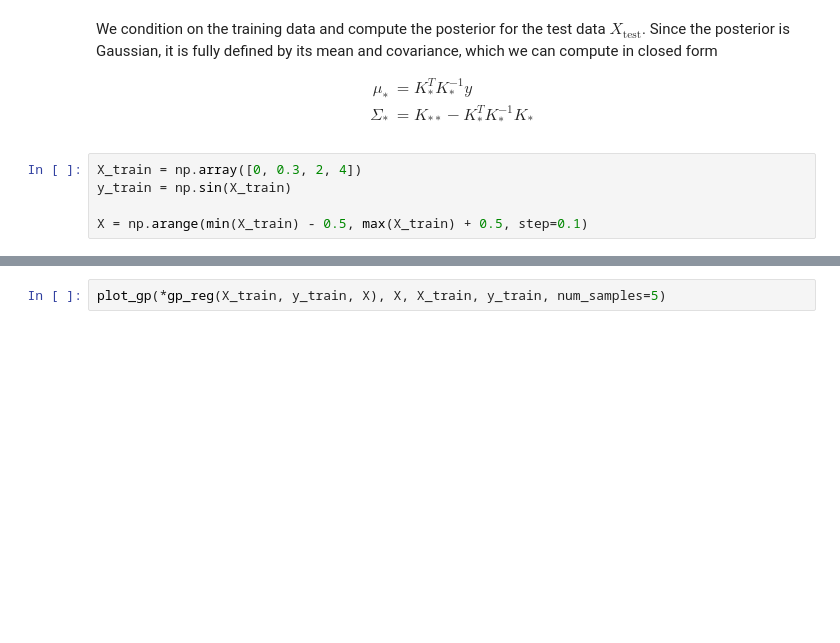
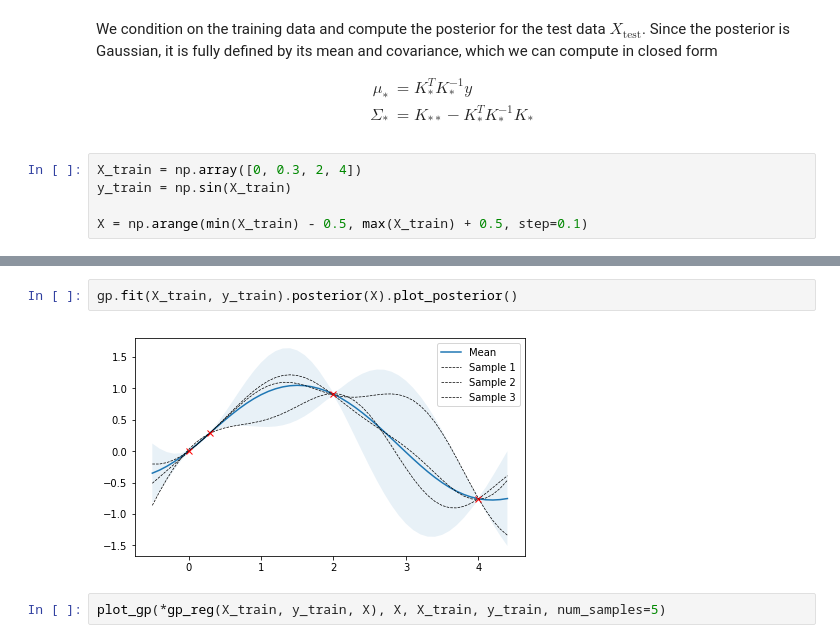
Before and after one commit to darthdeus/bopt, a Jupyter notebook: GP mojeopt.ipynb, the cells around one changed output, grey strips where cells are left out. Cells and saved outputs as stored; diff of their text form; blank space fills up the shorter version.

```diff
--- a/GP mojeopt.ipynb
+++ b/GP mojeopt.ipynb
@@ -81,3 +89,7 @@ plot_gp(np.zeros(len(X)), k(X, X), X)
+# %%
+gp.fit(X_train, y_train).posterior(X).plot_posterior()
+# %% [output]
+[figure, added]
 # %%
 plot_gp(*gp_reg(X_train, y_train, X), X, X_train, y_train, num_samples=5)
 # %% [output]
```
Also changed, not shown: parts of 4 cells of this notebook, 3 other files.
